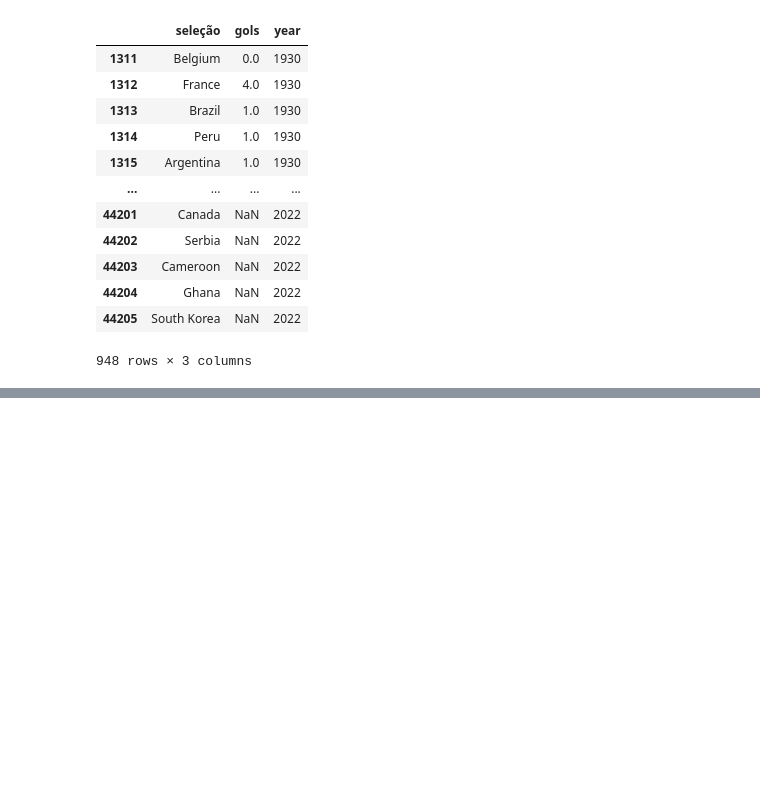
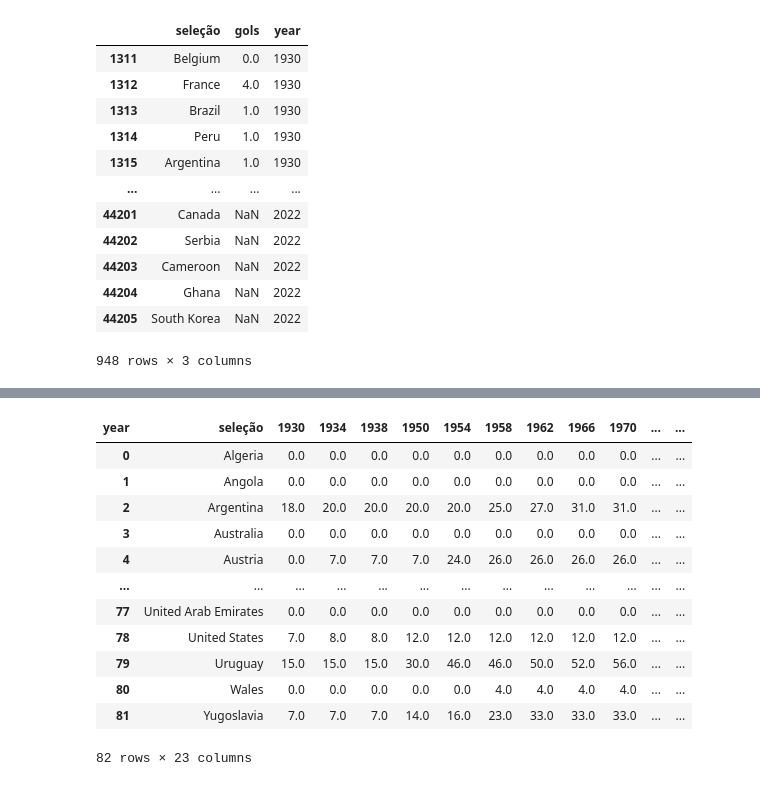
Before and after one commit to Hugox96/Analise_Copas, a Jupyter notebook: Copa_do_Mundo.ipynb, the cells around one changed output, grey strips where cells are left out. Cells and saved outputs as stored; diff of their text form; code cells hidden in the pictures; blank space fills up the shorter version.

```diff
--- a/Copa_do_Mundo.ipynb
+++ b/Copa_do_Mundo.ipynb
@@ -247,0 +286,16 @@ scores
+# %%
+gols_fifa.groupby(["seleção", "year"]).gols.sum().unstack().fillna(0).cumsum(axis=1).fillna(0).reset_index()
+# %% [output]
+| year | seleção | 1930 | 1934 | 1938 | 1950 | 1954 | 1958 | 1962 | 1966 | 1970 | ... | ... |
+| 0 | Algeria | 0.0 | 0.0 | 0.0 | 0.0 | 0.0 | 0.0 | 0.0 | 0.0 | 0.0 | ... | ... |
+| 1 | Angola | 0.0 | 0.0 | 0.0 | 0.0 | 0.0 | 0.0 | 0.0 | 0.0 | 0.0 | ... | ... |
+| 2 | Argentina | 18.0 | 20.0 | 20.0 | 20.0 | 20.0 | 25.0 | 27.0 | 31.0 | 31.0 | ... | ... |
+| 3 | Australia | 0.0 | 0.0 | 0.0 | 0.0 | 0.0 | 0.0 | 0.0 | 0.0 | 0.0 | ... | ... |
+| 4 | Austria | 0.0 | 7.0 | 7.0 | 7.0 | 24.0 | 26.0 | 26.0 | 26.0 | 26.0 | ... | ... |
+| ... | ... | ... | ... | ... | ... | ... | ... | ... | ... | ... | ... | ... |
+| 77 | United Arab Emirates | 0.0 | 0.0 | 0.0 | 0.0 | 0.0 | 0.0 | 0.0 | 0.0 | 0.0 | ... | ... |
+| 78 | United States | 7.0 | 8.0 | 8.0 | 12.0 | 12.0 | 12.0 | 12.0 | 12.0 | 12.0 | ... | ... |
+| 79 | Uruguay | 15.0 | 15.0 | 15.0 | 30.0 | 46.0 | 46.0 | 50.0 | 52.0 | 56.0 | ... | ... |
+| 80 | Wales | 0.0 | 0.0 | 0.0 | 0.0 | 0.0 | 4.0 | 4.0 | 4.0 | 4.0 | ... | ... |
+| 81 | Yugoslavia | 7.0 | 7.0 | 7.0 | 14.0 | 16.0 | 23.0 | 33.0 | 33.0 | 33.0 | ... | ... |
+82 rows × 23 columns
```
Also changed, not shown: parts of 6 cells of this notebook.
